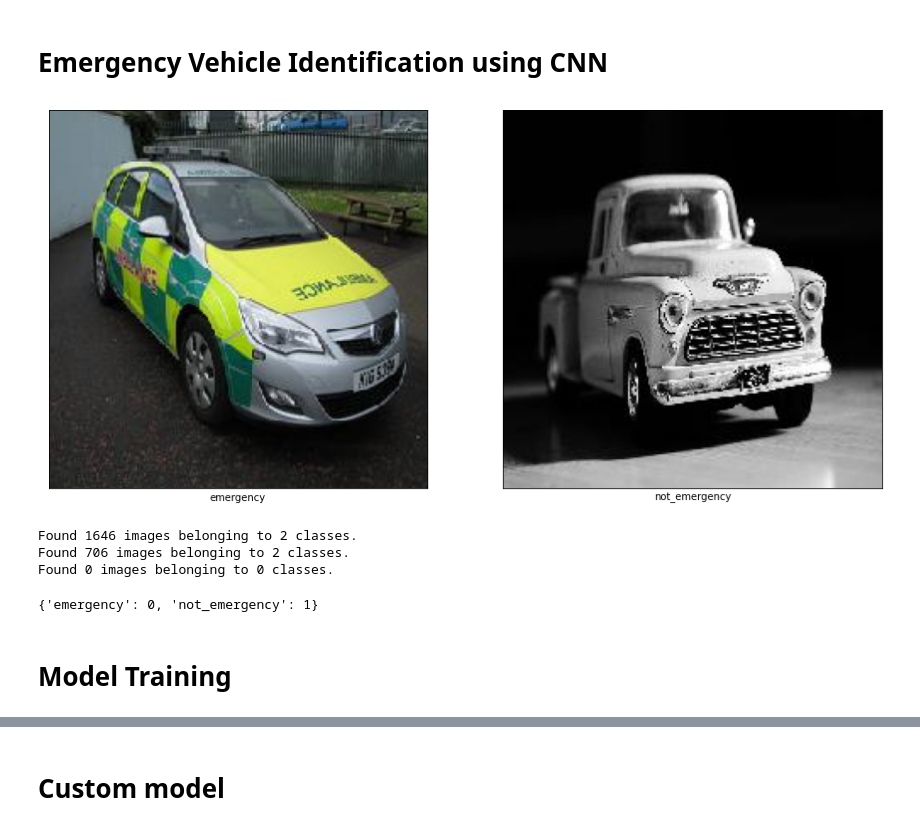
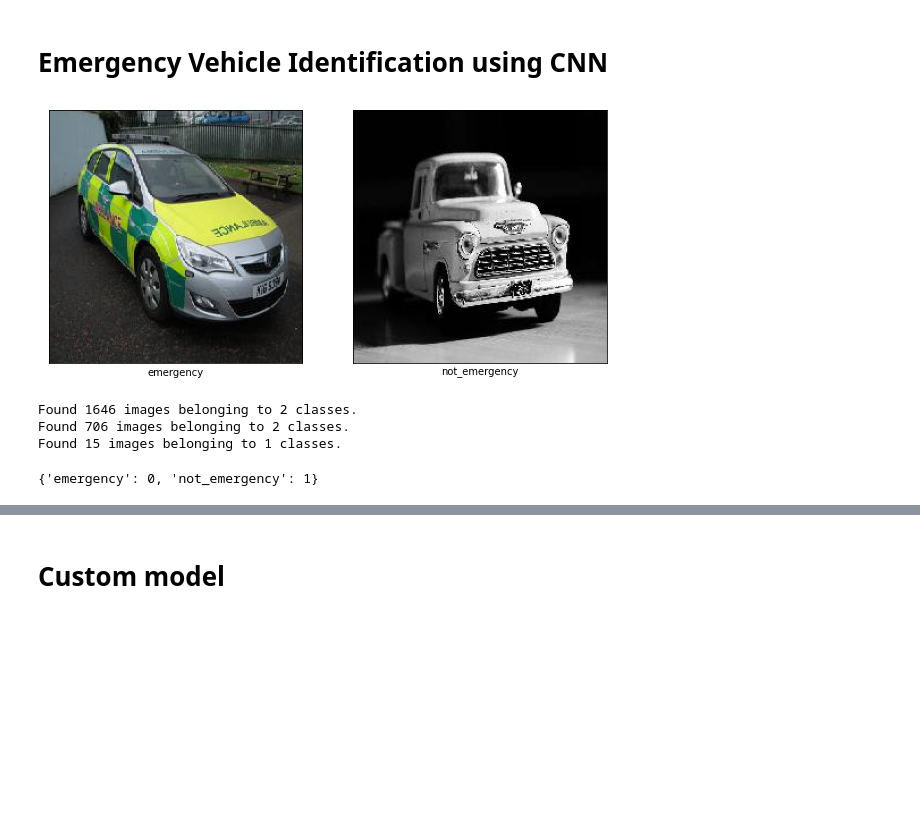
Before and after one commit to TOSKY94/emergency-vehicle-recognition-using-DL, a Jupyter notebook: Emergency vehicle image recognition.ipynb, the cells around one changed output, grey strips where cells are left out. Cells and saved outputs as stored; diff of their text form; code cells hidden in the pictures; blank space fills up the shorter version.

```diff
--- a/Emergency vehicle image recognition.ipynb
+++ b/Emergency vehicle image recognition.ipynb
@@ -1,5 +1,5 @@
-# %% [markdown]
-# Emergency Vehicle Identification using CNN
+# %% [markdown]
+# Emergency Vehicle Identification using CNN
 # %%
 #importing dependencies
 import numpy as np
@@ -19,23 +19,23 @@ import itertools
 train_path = 'images/train'
 val_path = 'images/val'
 test_path = 'images/test'
-# %%
-#view sample images
-emergency_vehicle ='images/train/emergency/0.jpg'
-not_emergency_vehicle = 'images/train/not_emergency/1002.jpg'
-
-plt.rcParams["figure.figsize"] = (15,12)
-for idx, path in enumerate([emergency_vehicle,not_emergency_vehicle]):
-    img = cv2.imread(path)
-    img = cv2.cvtColor(img, cv2.COLOR_BGR2RGB)
-    plt.subplot(1, 2, idx+1)
-    plt.imshow(img, cmap=plt.cm.binary)
-    plt.xlabel(path.split('/')[2])
-    plt.grid(visible=None)
-    plt.xticks([])
-    plt.yticks([])
-# %% [output]
-[figure, removed]
+# %%
+#view sample images
+emergency_vehicle ='images/train/emergency/0.jpg'
+not_emergency_vehicle = 'images/train/not_emergency/1002.jpg'
+
+plt.rcParams["figure.figsize"] = (10,5)
+for idx, path in enumerate([emergency_vehicle,not_emergency_vehicle]):
+    img = cv2.imread(path)
+    img = cv2.cvtColor(img, cv2.COLOR_BGR2RGB)
+    plt.subplot(1, 2, idx+1)
+    plt.imshow(img, cmap=plt.cm.binary)
+    plt.xlabel(path.split('/')[2])
+    plt.grid(visible=None)
+    plt.xticks([])
+    plt.yticks([])
+# %% [output]
+[figure, added]
 # %%
 #image augmentation
 train_datagen = ImageDataGenerator(
@@ -61,17 +61,15 @@ validation_generator = test_datagen.flow_from_directory(
 
 test_generator = test_datagen.flow_from_directory(
         directory=test_path,
-        target_size=(200, 200),
+        target_size=(150, 150),
         #batch_size=32,
         shuffle=False,
         class_mode=None)
 # %% [output]
 Found 1646 images belonging to 2 classes.
 Found 706 images belonging to 2 classes.
-Found 0 images belonging to 0 classes.
+Found 15 images belonging to 1 classes.
 # %%
 train_generator.class_indices
 # %% [output]
 {'emergency': 0, 'not_emergency': 1}
-# %% [markdown]
-# Model Training
```
Also changed, not shown: parts of 34 cells of this notebook, 15 other files.
